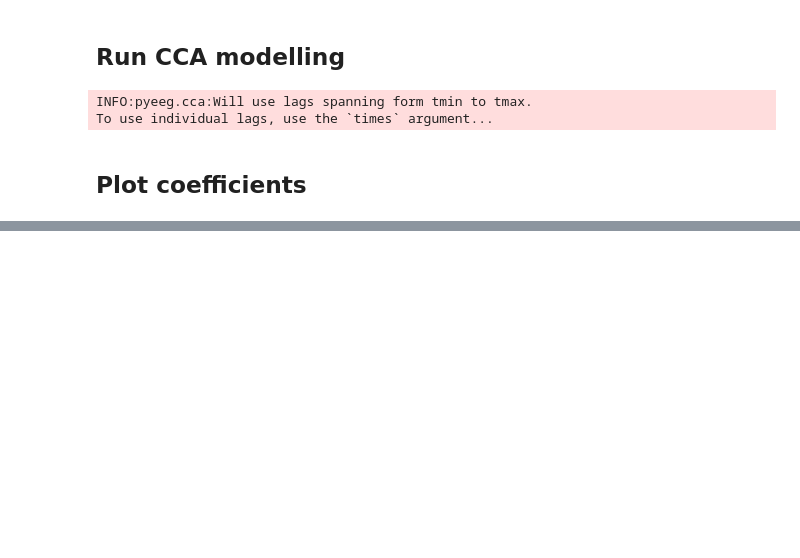
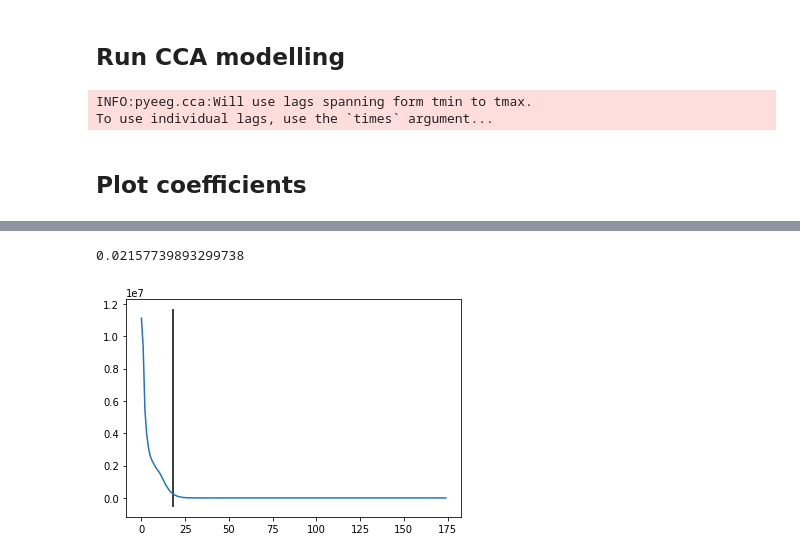
Before and after one commit to Hugo-W/pyEEG, a Jupyter notebook: examples/CCA_envelope_p4.ipynb, the cells around one changed output, grey strips where cells are left out. Drawn from its saved outputs; the diff is of its cells as text; code cells hidden in the pictures; blank space fills up the shorter version.

```diff
--- a/examples/CCA_envelope_p4.ipynb
+++ b/examples/CCA_envelope_p4.ipynb
@@ -120,0 +144,4 @@ cca.plot_spatial_filter(info,0)
+# %%
+V, E = np.linalg.eigh(X.T @ X)
+# %%
+last_eig = max(np.where(np.cumsum(V[::-1]/sum(V)) <= 0.99)[0])
@@ -120,0 +158,7 @@ cca.plot_spatial_filter(info,0)
+# %%
+plt.plot(V[::-1])
+plt.vlines(last_eig, ymin=plt.gca().get_ylim()[0], ymax=plt.gca().get_ylim()[1])
+print(min(V))
+# %% [output]
+0.02157739893299738
+[figure, added]
```
Also changed, not shown: parts of 12 cells of this notebook, 13 other files.
